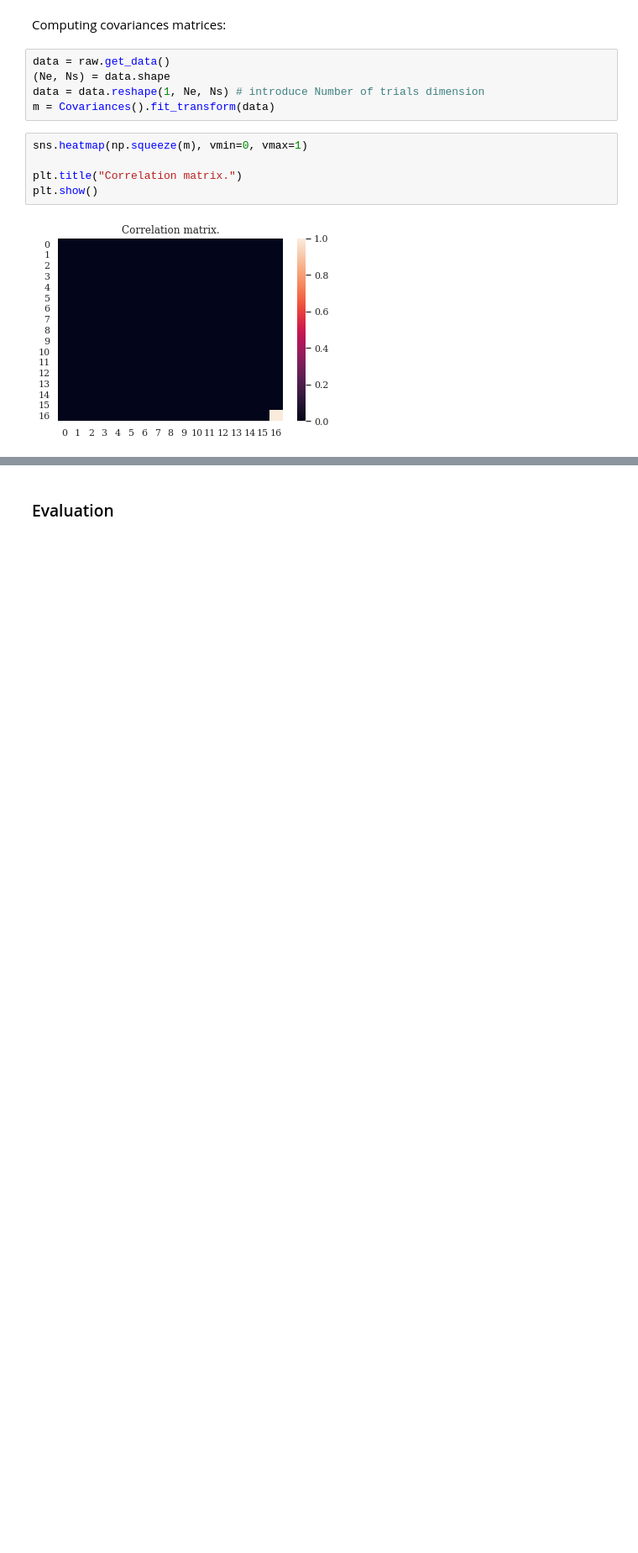
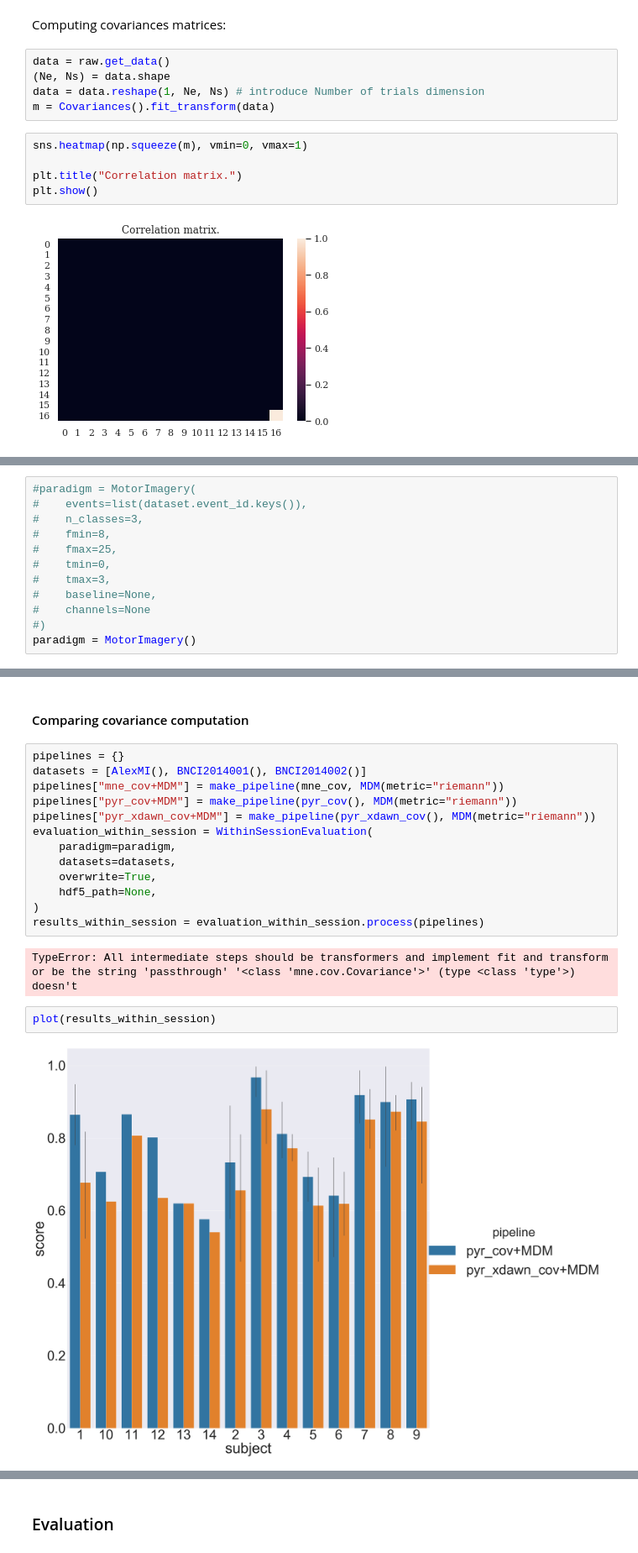
Before and after one commit to AlexandrePsq/RiemanMetrics, a Jupyter notebook: Comparing_frameworks.ipynb, the cells around one changed output, grey strips where cells are left out. Shown at 84% size. Drawn from its saved outputs; the diff is of its cells as text; blank space fills up the shorter version.

```diff
--- a/Comparing_frameworks.ipynb
+++ b/Comparing_frameworks.ipynb
@@ -239,0 +118,12 @@ plt.show()
+# %%
+#paradigm = MotorImagery(
+#    events=list(dataset.event_id.keys()),
+#    n_classes=3,
+#    fmin=8,
+#    fmax=25,
+#    tmin=0,
+#    tmax=3,
+#    baseline=None,
+#    channels=None
+#)
+paradigm = MotorImagery()
@@ -241,0 +134,21 @@ plt.show()
+# %% [markdown]
+#### Comparing covariance computation
+# %%
+pipelines = {}
+datasets = [AlexMI(), BNCI2014001(), BNCI2014002()]
+pipelines["mne_cov+MDM"] = make_pipeline(mne_cov, MDM(metric="riemann"))
+pipelines["pyr_cov+MDM"] = make_pipeline(pyr_cov(), MDM(metric="riemann"))
+pipelines["pyr_xdawn_cov+MDM"] = make_pipeline(pyr_xdawn_cov(), MDM(metric="riemann"))
+evaluation_within_session = WithinSessionEvaluation(
+    paradigm=paradigm,
+    datasets=datasets,
+    overwrite=True,
+    hdf5_path=None,
+)
+results_within_session = evaluation_within_session.process(pipelines)
+# %% [output]
+TypeError: All intermediate steps should be transformers and implement fit and transform or be the string 'passthrough' '<class 'mne.cov.Covariance'>' (type <class 'type'>) doesn't
+# %%
+plot(results_within_session)
+# %% [output]
+[figure, added]
```
Also changed, not shown: parts of 37 cells of this notebook.
